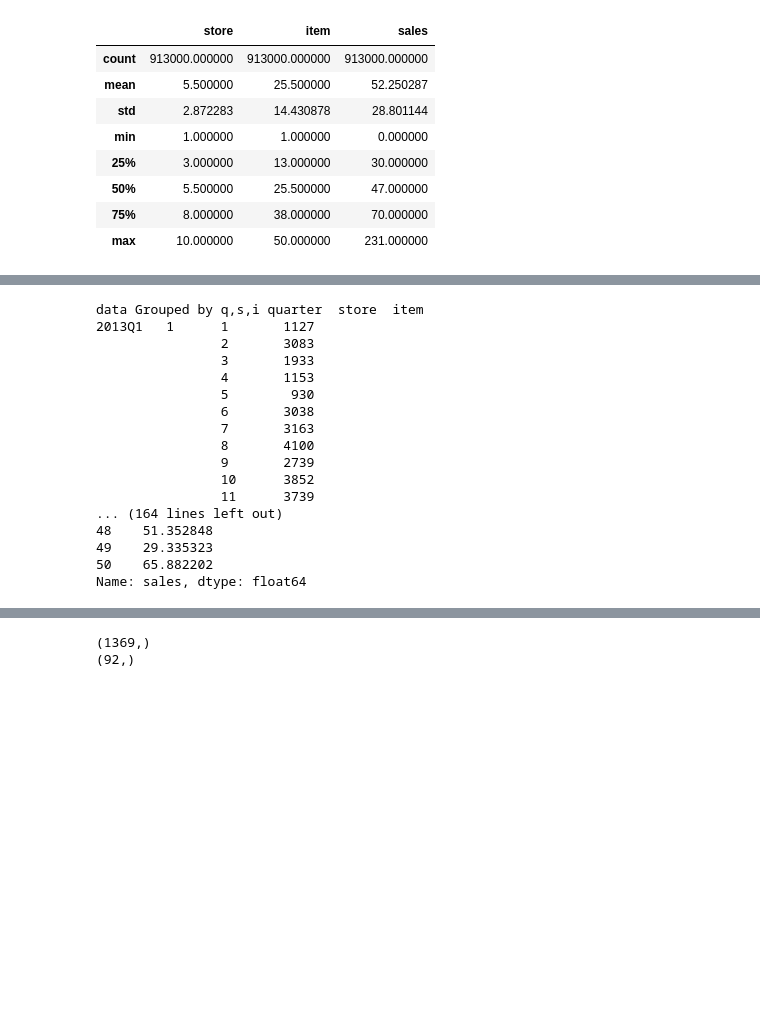
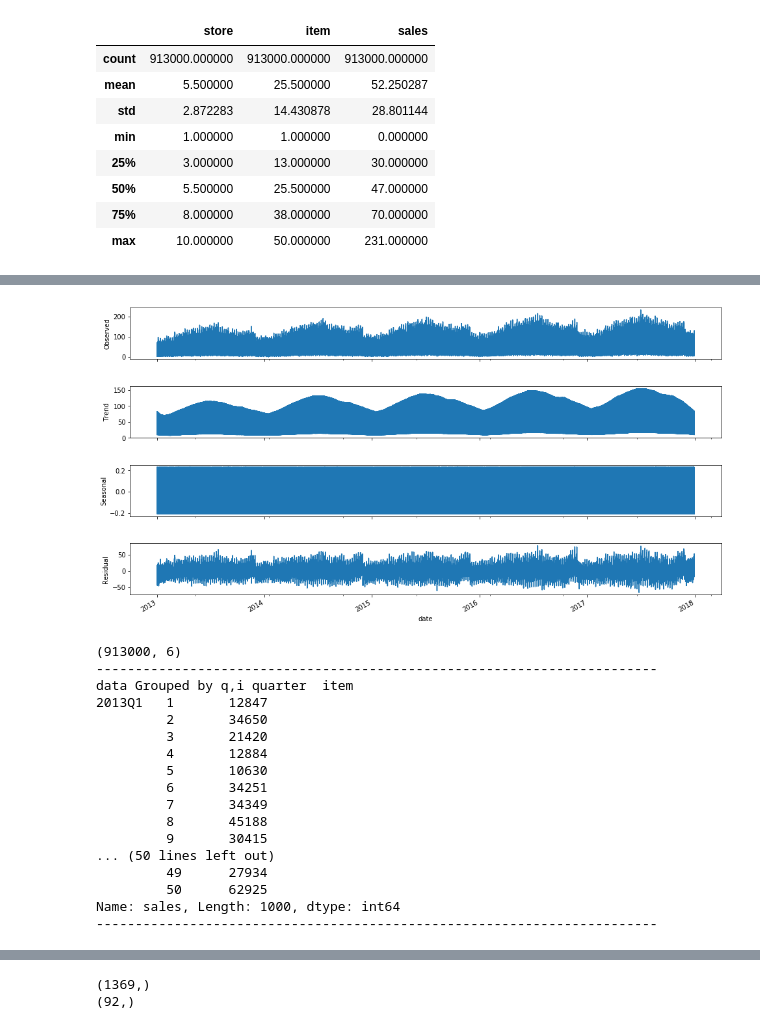
Before and after one commit to mcnayak/capstone, a Jupyter notebook: store_sales_2.0.ipynb, the cells around one changed output, grey strips where cells are left out. Drawn from its saved outputs; the diff is of its cells as text; code cells hidden in the pictures; blank space fills up the shorter version.

```diff
--- a/store_sales_2.0.ipynb
+++ b/store_sales_2.0.ipynb
@@ -37,30 +70,39 @@ sample = pd.read_csv('sample_submission.csv')#('../input/sample_submission.csv')
+# %%
+residuals = sm.tsa.seasonal_decompose(total_df.sales.dropna(),freq=90)
+fig = residuals.plot()
+fig.set_figheight(8)
+fig.set_figwidth(15)
+plt.show()
+# %% [output]
+[figure, added]
 # %%
 # Very simple Analysis of data by grouping and getting mean of sales
 # Present Sales Per Quarter per Store per Item
 data['month'] = data['date'].apply(parse, dayfirst=False)
 data['quarter'] = pd.PeriodIndex(data['month'],freq='Q')
-print('data Grouped by q,s,i',data.groupby(['quarter','store','item'])['sales'].sum())
+print(data.shape)
+#print('data Grouped by q,s,i',data.groupby(['quarter','store','item'])['sales'].sum())
 print('------------------------------------------------------------------------')
 print('data Grouped by q,i',data.groupby(['quarter','item'])['sales'].sum())
 print('------------------------------------------------------------------------')
-print('Sales Mean by ',data.groupby(['item'])['sales'].mean())
+#print('Sales Mean by ',data.groupby(['item'])['sales'].mean())
 # %% [output]
-data Grouped by q,s,i quarter  store  item
-2013Q1   1      1       1127
-                2       3083
-                3       1933
-                4       1153
-                5        930
-                6       3038
-                7       3163
-                8       4100
-                9       2739
-                10      3852
-                11      3739
-... (164 lines left out)
-48    51.352848
-49    29.335323
-50    65.882202
-Name: sales, dtype: float64
+(913000, 6)
+------------------------------------------------------------------------
+data Grouped by q,i quarter  item
+2013Q1   1       12847
+         2       34650
+         3       21420
+         4       12884
+         5       10630
+         6       34251
+         7       34349
+         8       45188
+         9       30415
+... (50 lines left out)
+         49      27934
+         50      62925
+Name: sales, Length: 1000, dtype: int64
+------------------------------------------------------------------------
 # %%
 itemstore = total_df[(total_df.item==1)&(total_df.store==1)].copy()
```
Also changed, not shown: parts of 24 cells of this notebook, 1 other file.
